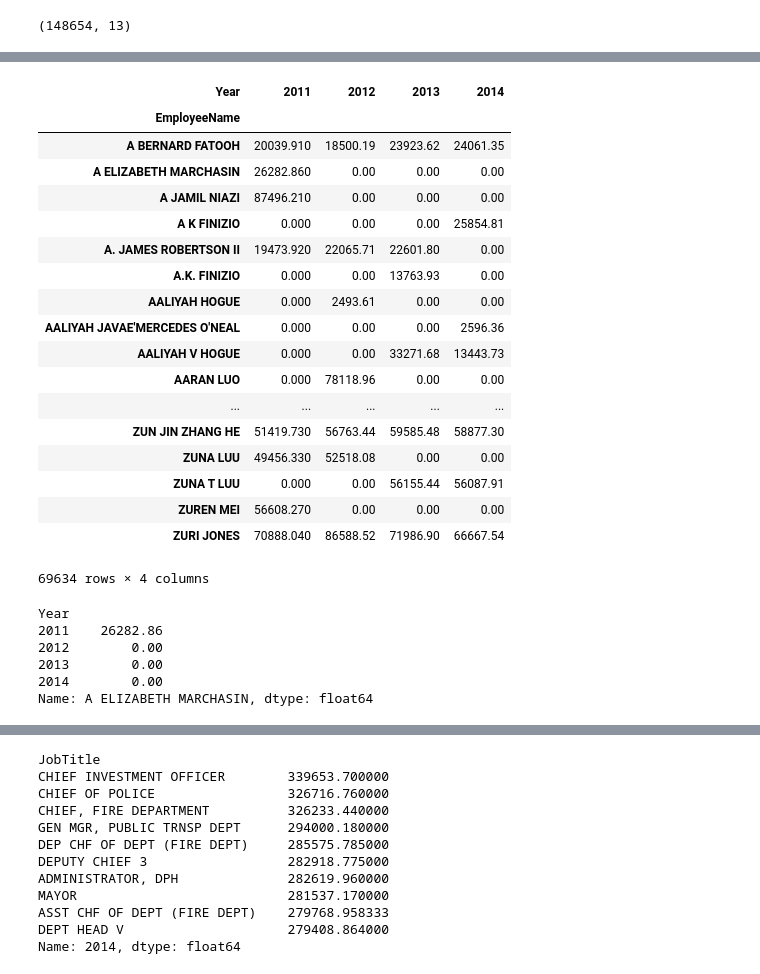
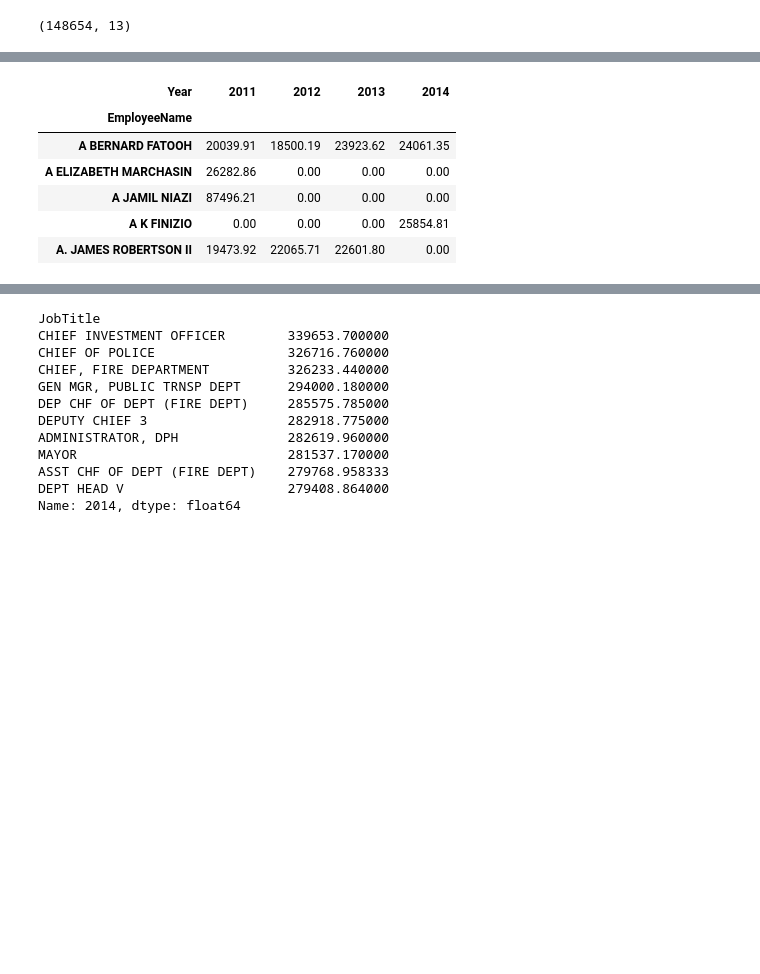
Before and after one commit to mraghcoder/data_science_springboard, a Jupyter notebook: sf_city_employee.ipynb, the cells around one changed output, grey strips where cells are left out. Saved outputs shown, nothing was run; the diff lists cells and outputs as text; code cells hidden in the pictures; blank space fills up the shorter version.

```diff
--- a/sf_city_employee.ipynb
+++ b/sf_city_employee.ipynb
@@ -22,7 +35,12 @@ sal_all.head()
 # %%
 
-sal_info = sal_all[sal_all.BasePay>1000]
+sal_info = sal_all[sal_all.TotalPay>1000]
+for col in ['BasePay','OvertimePay','OtherPay', 'Benefits']:
+    sal_info[col] = pd.to_numeric(sal_info[col], errors='coerce')
 
+sal_info=sal_info[sal_info.BasePay.notnull()]
+sal_info=sal_info[sal_info.TotalPay.notnull()]
+sal_info=sal_info[sal_info.TotalPayBenefits.notnull()]
 sal_info.loc[:,'EmployeeName'] = sal_info.loc[:,'EmployeeName'].str.upper().str.replace('  ',' ')
 #sal_info.loc[:,'EmployeeName'] = sal_info.loc[:,'EmployeeName']
 sal_info.loc[:,'JobTitle'] = sal_info.loc[:,'JobTitle'].str.upper().str.replace('  ',' ')
@@ -53,34 +64,13 @@ s1
 # %%
 s2 = sal_info.groupby(['Year','EmployeeName']).TotalPay.mean().unstack('Year').fillna(0)
-s2
+s2.head()
 # %% [output]
 | Year | 2011 | 2012 | 2013 | 2014 |
 | EmployeeName |  |  |  |  |
-| A BERNARD FATOOH | 20039.910 | 18500.19 | 23923.62 | 24061.35 |
-| A ELIZABETH MARCHASIN | 26282.860 | 0.00 | 0.00 | 0.00 |
-| A JAMIL NIAZI | 87496.210 | 0.00 | 0.00 | 0.00 |
-| A K FINIZIO | 0.000 | 0.00 | 0.00 | 25854.81 |
-| A. JAMES ROBERTSON II | 19473.920 | 22065.71 | 22601.80 | 0.00 |
-| A.K. FINIZIO | 0.000 | 0.00 | 13763.93 | 0.00 |
-| AALIYAH HOGUE | 0.000 | 2493.61 | 0.00 | 0.00 |
-| AALIYAH JAVAE'MERCEDES O'NEAL | 0.000 | 0.00 | 0.00 | 2596.36 |
-| AALIYAH V HOGUE | 0.000 | 0.00 | 33271.68 | 13443.73 |
-| AARAN LUO | 0.000 | 78118.96 | 0.00 | 0.00 |
-| ... | ... | ... | ... | ... |
-| ZUN JIN ZHANG HE | 51419.730 | 56763.44 | 59585.48 | 58877.30 |
-| ZUNA LUU | 49456.330 | 52518.08 | 0.00 | 0.00 |
-| ZUNA T LUU | 0.000 | 0.00 | 56155.44 | 56087.91 |
-| ZUREN MEI | 56608.270 | 0.00 | 0.00 | 0.00 |
-| ZURI JONES | 70888.040 | 86588.52 | 71986.90 | 66667.54 |
+| A BERNARD FATOOH | 20039.91 | 18500.19 | 23923.62 | 24061.35 |
+| A ELIZABETH MARCHASIN | 26282.86 | 0.00 | 0.00 | 0.00 |
+| A JAMIL NIAZI | 87496.21 | 0.00 | 0.00 | 0.00 |
+| A K FINIZIO | 0.00 | 0.00 | 0.00 | 25854.81 |
+| A. JAMES ROBERTSON II | 19473.92 | 22065.71 | 22601.80 | 0.00 |
-69634 rows × 4 columns
-# %%
-s1.iloc[1]
-# %% [output]
-Year
-2011    26282.86
-2012        0.00
-2013        0.00
-2014        0.00
-Name: A ELIZABETH MARCHASIN, dtype: float64
 # %%
 s3 = sal_info.groupby(['Year','JobTitle']).TotalPay.mean().unstack('Year').fillna(0)
```
Also changed, not shown: parts of 48 cells of this notebook.
